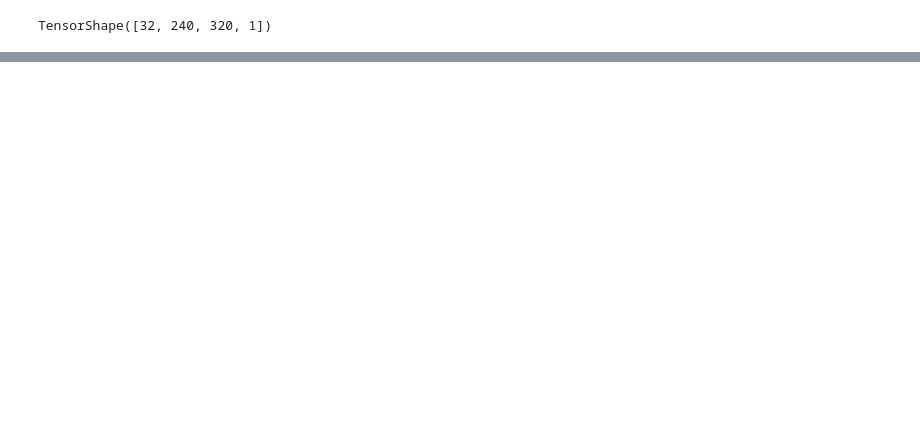
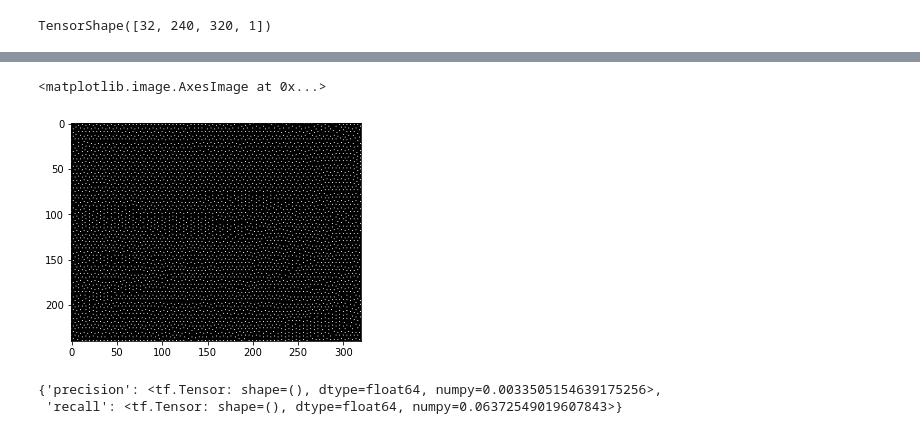
Before and after one commit to amit205/multi-task-learning, a Jupyter notebook: magicpoint-coco.ipynb, the cells around one changed output, grey strips where cells are left out. Cells and saved outputs as stored; diff of their text form; code cells hidden in the pictures; blank space fills up the shorter version.

```diff
--- a/magicpoint-coco.ipynb
+++ b/magicpoint-coco.ipynb
@@ -394,7 +341,7 @@ model.compile(optimizer = keras.optimizers.Adam(learning_rate = model_config['le
 # %%
 # batch_size = model_config['batch_size']
 
-# train_image_path = DATA_PATH + '/anntrain2014'
+train_image_path = DATA_PATH + '/anntrain2014'
 # train_point_path = DATA_PATH + '/pointstrain2014'
 # # train_homography_path = DATA_PATH + '/homographies_train'
 # # train_warped_image_path = DATA_PATH + '/warptrain2014'
@@ -417,7 +365,11 @@ model.compile(optimizer = keras.optimizers.Adam(learning_rate = model_config['le
 train_gen = train_gen.batch(model_config['batch_size'])
 # %%
+val_gen = val_gen.take(config['validation_size'])
 val_gen = val_gen.batch(model_config['eval_batch_size'])
 # %%
-history = model.fit(train_gen , validation_data = val_gen, #steps_per_epoch = train_steps,
-                    epochs = model_config['epochs'], callbacks=[tensorboard_callback])
+steps_per_epoch = len(os.listdir(train_image_path))//model_config['batch_size']
+epochs = config1['train_iter']//steps_per_epoch
+history = model.fit(train_gen , validation_data = val_gen, batch_size = model_config['batch_size'],
+                     steps_per_epoch = steps_per_epoch, epochs=epochs,
+                    callbacks=[tensorboard_callback])
 # %% [output]
@@ -510,15 +467,20 @@ tf.math.reduce_mean(result)
 # %%
-prob = model.get_layer('tf.compat.v1.squeeze').output
+# prob = model.get_layer('tf.compat.v1.squeeze').output
+
+prob = model.get_layer('detector_loss_layer').input[1]['prob']
 m = keras.models.Model(inputs = model.input, outputs = prob)
 
 y_pred = m.predict(x)
 
 if model_config['nms']:
     prob = tf.map_fn(lambda p: box_nms(p, model_config['nms'],
                                                min_prob=model_config['detection_threshold'],
                                                keep_top_k=model_config['top_k']), y_pred)
     pred = tf.cast(tf.greater_equal(prob, model_config['detection_threshold']), tf.float32)
 
-# pred = pred * x[1] # multiplied with valid masks
+# pred = pred * tf.cast(x['valid_mask'], tf.float32) # multiplied with valid masks
 
 plt.imshow(pred[0], cmap = 'gray')
+# %% [output]
+<matplotlib.image.AxesImage at 0x...>
+[figure, added]
@@ -526,0 +487,5 @@ y_pred.shape
+# %%
+model_metrics(np.array(tf.cast(x['keypoints'][0], tf.float64)), np.array(pred[0]), np.array(x['valid_mask'][0]))
+# %% [output]
+{'precision': <tf.Tensor: shape=(), dtype=float64, numpy=0.0033505154639175256>,
+ 'recall': <tf.Tensor: shape=(), dtype=float64, numpy=0.06372549019607843>}
```
Also changed, not shown: parts of 33 cells of this notebook, 7 other files.
